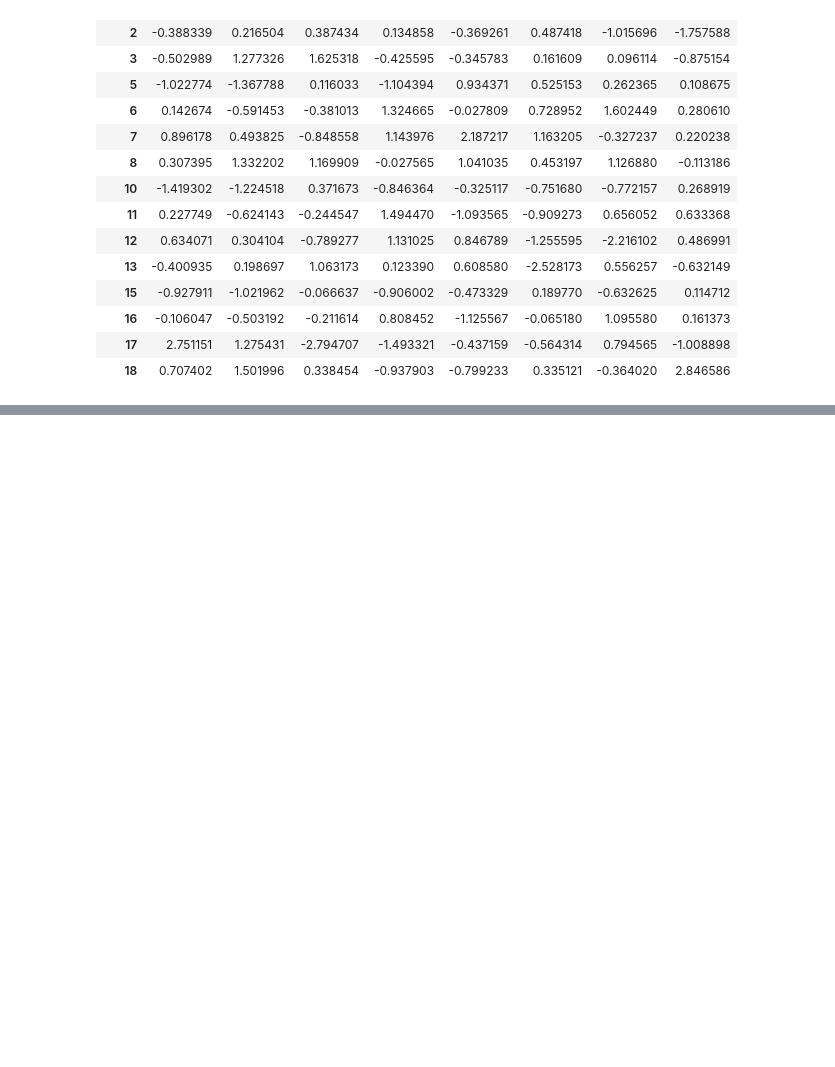
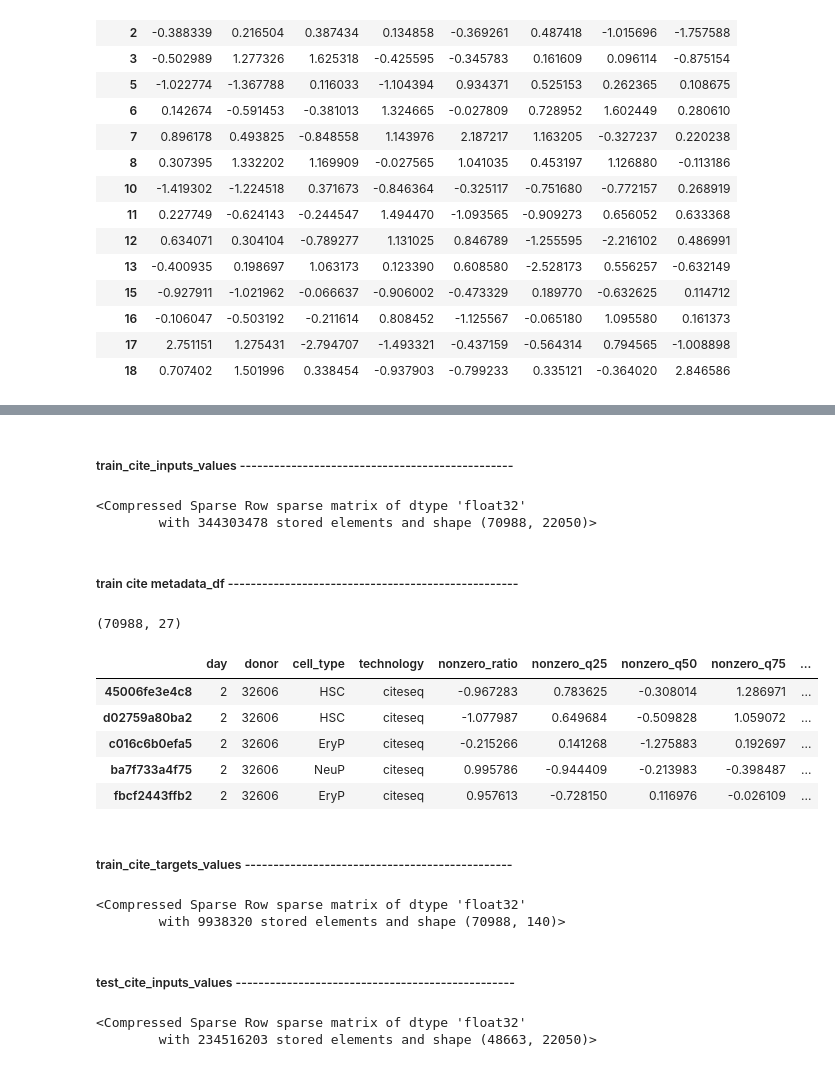
Before and after one commit to chrenx/mini-proj-nus, a Jupyter notebook: debug.ipynb, the cells around one changed output, grey strips where cells are left out. Cells and saved outputs as stored; diff of their text form; code cells hidden in the pictures; blank space fills up the shorter version.

```diff
--- a/debug.ipynb
+++ b/debug.ipynb
@@ -342,0 +461,51 @@ df
+# %% [markdown]
+##### train_cite_inputs_values ------------------------------------------------
+# %%
+inputs_path = "train_cite_inputs_values.sparse.npz"
+train_cite_inputs_values = scipy.sparse.load_npz(os.path.join(data_dir, inputs_path))
+train_cite_inputs_values
+# %% [output]
+<Compressed Sparse Row sparse matrix of dtype 'float32'
+        with 344303478 stored elements and shape (70988, 22050)>
+# %% [markdown]
+##### train cite metadata_df ---------------------------------------------------
+# %%
+input_index = np.load(os.path.join(data_dir, "train_cite_inputs_idxcol.npz"), allow_pickle=True)["index"]
+metadata_df = pd.read_parquet(os.path.join(data_dir, "metadata.parquet"))
+metadata_df = metadata_df.set_index("cell_id")
+metadata_df = metadata_df.loc[input_index, :]
+cell_statistics_df = pd.read_parquet(os.path.join(data_dir, "normalized_cite_cell_statistics.parquet"))
+metadata_df = pd.merge(metadata_df, cell_statistics_df, left_index=True, right_index=True)
+metadata_df["group"] = get_group_id(metadata_df)
+batch_statistics_df = pd.read_parquet(os.path.join(data_dir, "normalized_cite_batch_statistics.parquet"))
+metadata_df = pd.merge(metadata_df, batch_statistics_df, left_on="group", right_index=True)
+batch_inputs_df = pd.read_parquet(os.path.join(data_dir, "normalized_cite_batch_inputs.parquet"))
+metadata_df = pd.merge(metadata_df, batch_inputs_df, left_on="group", right_index=True)
+print(metadata_df.shape)
+metadata_df.head()
+# %% [output]
+(70988, 27)
+|  | day | donor | cell_type | technology | nonzero_ratio | nonzero_q25 | nonzero_q50 | nonzero_q75 | ... |
+| 45006fe3e4c8 | 2 | 32606 | HSC | citeseq | -0.967283 | 0.783625 | -0.308014 | 1.286971 | ... |
+| d02759a80ba2 | 2 | 32606 | HSC | citeseq | -1.077987 | 0.649684 | -0.509828 | 1.059072 | ... |
+| c016c6b0efa5 | 2 | 32606 | EryP | citeseq | -0.215266 | 0.141268 | -1.275883 | 0.192697 | ... |
+| ba7f733a4f75 | 2 | 32606 | NeuP | citeseq | 0.995786 | -0.944409 | -0.213983 | -0.398487 | ... |
+| fbcf2443ffb2 | 2 | 32606 | EryP | citeseq | 0.957613 | -0.728150 | 0.116976 | -0.026109 | ... |
+# %% [markdown]
+##### train_cite_targets_values -----------------------------------------------
+# %%
+targets_path = "train_cite_targets_values.sparse.npz"
+train_cite_targets_values = scipy.sparse.load_npz(os.path.join(data_dir, targets_path))
+train_cite_targets_values
+# %% [output]
+<Compressed Sparse Row sparse matrix of dtype 'float32'
+        with 9938320 stored elements and shape (70988, 140)>
+# %% [markdown]
+##### test_cite_inputs_values -------------------------------------------------
+# %%
+inputs_path = "test_cite_inputs_values.sparse.npz"
+test_cite_inputs_values = scipy.sparse.load_npz(os.path.join(data_dir, inputs_path))
+test_cite_inputs_values
+# %% [output]
+<Compressed Sparse Row sparse matrix of dtype 'float32'
+        with 234516203 stored elements and shape (48663, 22050)>
```
Also changed, not shown: parts of 20 cells of this notebook, 3 other files.
